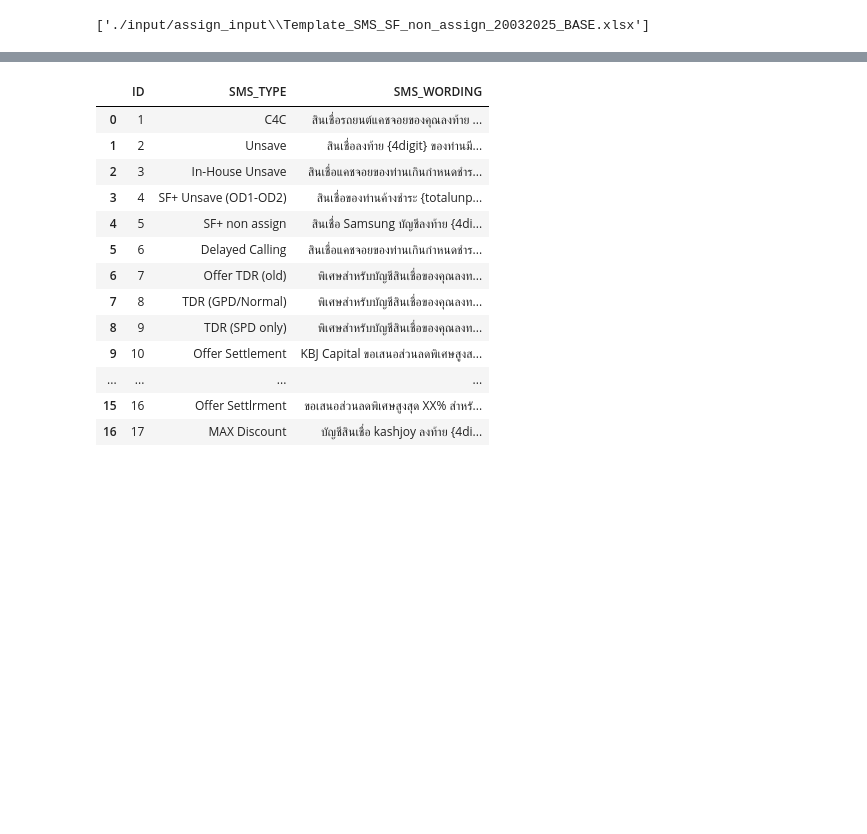
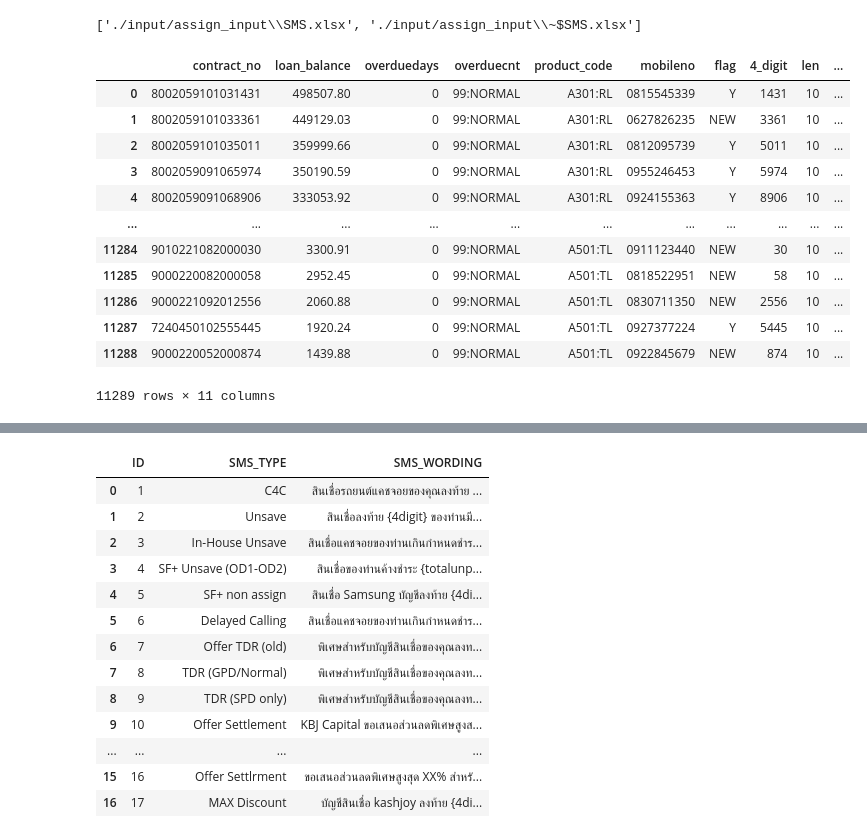
Before and after one commit to Sireetron/kbj_automation, a Jupyter notebook: checker/test.ipynb, the cells around one changed output, grey strips where cells are left out. Drawn from its saved outputs; the diff is of its cells as text; code cells hidden in the pictures; blank space fills up the shorter version.

```diff
--- a/checker/test.ipynb
+++ b/checker/test.ipynb
@@ -24,15 +24,15 @@ if files:
     # print(f"Reading file: {file_path}")
 
     if file_path.endswith(".xlsx"):
-        assign = pd.read_excel(file_path,sheet_name='Data SMS', dtype={'MobileNo': str})
+        assign = pd.read_excel(file_path,sheet_name='Data', dtype={'MobileNo': str})
     elif file_path.endswith(".csv"):
-        assign = pd.read_csv(file_path,sheet_name='Data SMS', dtype={'MobileNo': str})
+        assign = pd.read_csv(file_path,sheet_name='Data', dtype={'MobileNo': str})
 
     # print(assign.head())  # Display first few rows
 else:
     print("No file found in the folder.")
 # %% [output]
-['./input/assign_input\\Template_SMS_SF_non_assign_20032025_BASE.xlsx']
+['./input/assign_input\\SMS.xlsx', './input/assign_input\\~$SMS.xlsx']
 # %%
 def clean_column_names(df):
     df.columns = df.columns.str.lower()
@@ -45,6 +45,22 @@ def clean_column_names(df):
     return df
 # %%
 assign_delay = clean_column_names(assign)
+# %%
+assign_delay
+# %% [output]
+|  | contract_no | loan_balance | overduedays | overduecnt | product_code | mobileno | flag | 4_digit | len | ... |
+| 0 | 8002059101031431 | 498507.80 | 0 | 99:NORMAL | A301:RL | 0815545339 | Y | 1431 | 10 | ... |
+| 1 | 8002059101033361 | 449129.03 | 0 | 99:NORMAL | A301:RL | 0627826235 | NEW | 3361 | 10 | ... |
+| 2 | 8002059101035011 | 359999.66 | 0 | 99:NORMAL | A301:RL | 0812095739 | Y | 5011 | 10 | ... |
+| 3 | 8002059091065974 | 350190.59 | 0 | 99:NORMAL | A301:RL | 0955246453 | Y | 5974 | 10 | ... |
+| 4 | 8002059091068906 | 333053.92 | 0 | 99:NORMAL | A301:RL | 0924155363 | Y | 8906 | 10 | ... |
+| ... | ... | ... | ... | ... | ... | ... | ... | ... | ... | ... |
+| 11284 | 9010221082000030 | 3300.91 | 0 | 99:NORMAL | A501:TL | 0911123440 | NEW | 30 | 10 | ... |
+| 11285 | 9000220082000058 | 2952.45 | 0 | 99:NORMAL | A501:TL | 0818522951 | NEW | 58 | 10 | ... |
+| 11286 | 9000221092012556 | 2060.88 | 0 | 99:NORMAL | A501:TL | 0830711350 | NEW | 2556 | 10 | ... |
+| 11287 | 7240450102555445 | 1920.24 | 0 | 99:NORMAL | A501:TL | 0927377224 | Y | 5445 | 10 | ... |
+| 11288 | 9000220052000874 | 1439.88 | 0 | 99:NORMAL | A501:TL | 0922845679 | NEW | 874 | 10 | ... |
+11289 rows × 11 columns
 # %%
 customer = pd.read_csv('./input/customer_input/customerdata.csv', dtype={'MOBILE_PHONE_NO_VAL': str,
                                                             'NATIONAL_ID': str,
```
Also changed, not shown: parts of 14 cells of this notebook, 1 other file.
